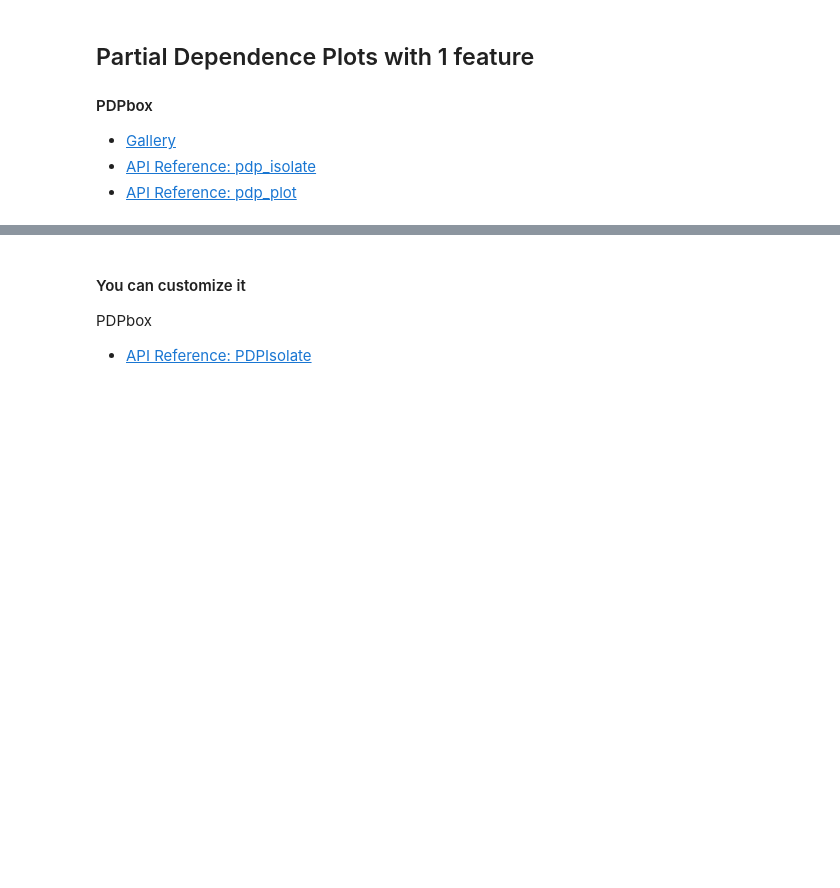
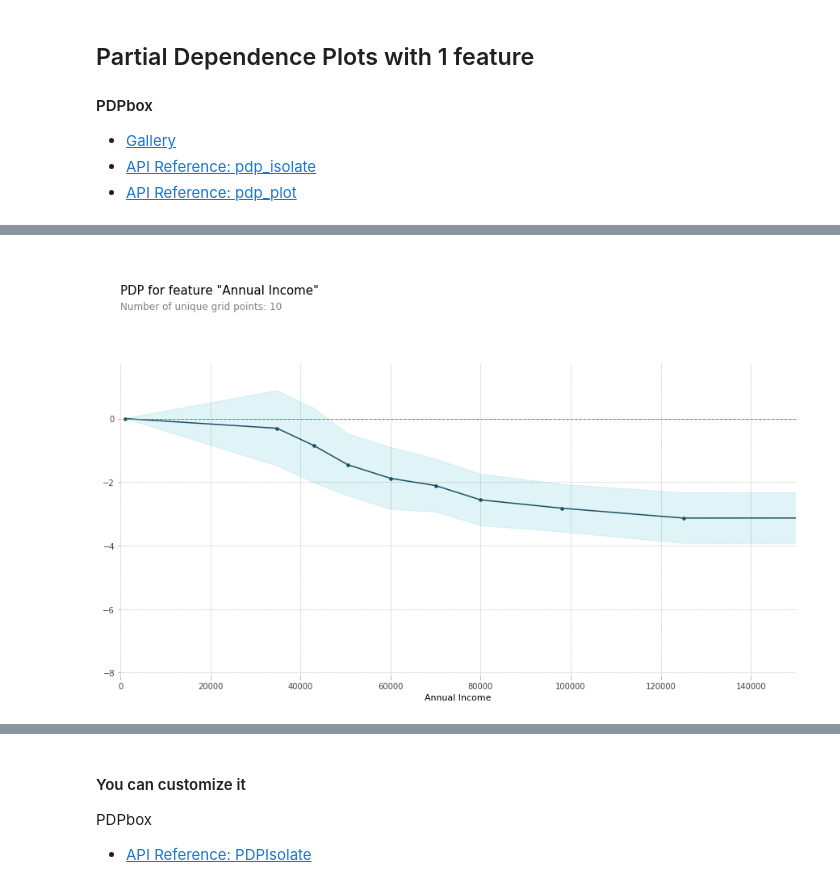
Before and after one commit to JimKing100/DS-Unit-2-Applied-Modeling, a Jupyter notebook: module3/Unit_2_Sprint_3_Module_3_IN_LESSON.ipynb, the cells around one changed output, grey strips where cells are left out. Cells and saved outputs as stored; diff of their text form; code cells hidden in the pictures; blank space fills up the shorter version.

```diff
--- a/module3/Unit_2_Sprint_3_Module_3_IN_LESSON.ipynb
+++ b/module3/Unit_2_Sprint_3_Module_3_IN_LESSON.ipynb
@@ -250,0 +368,5 @@ plt.rcParams['figure.dpi'] = 72
+# %%
+pdp_plot(isolated, feature_name=feature)
+plt.xlim(0,150000);
+# %% [output]
+[figure, added]
```
Also changed, not shown: parts of 35 cells of this notebook.
